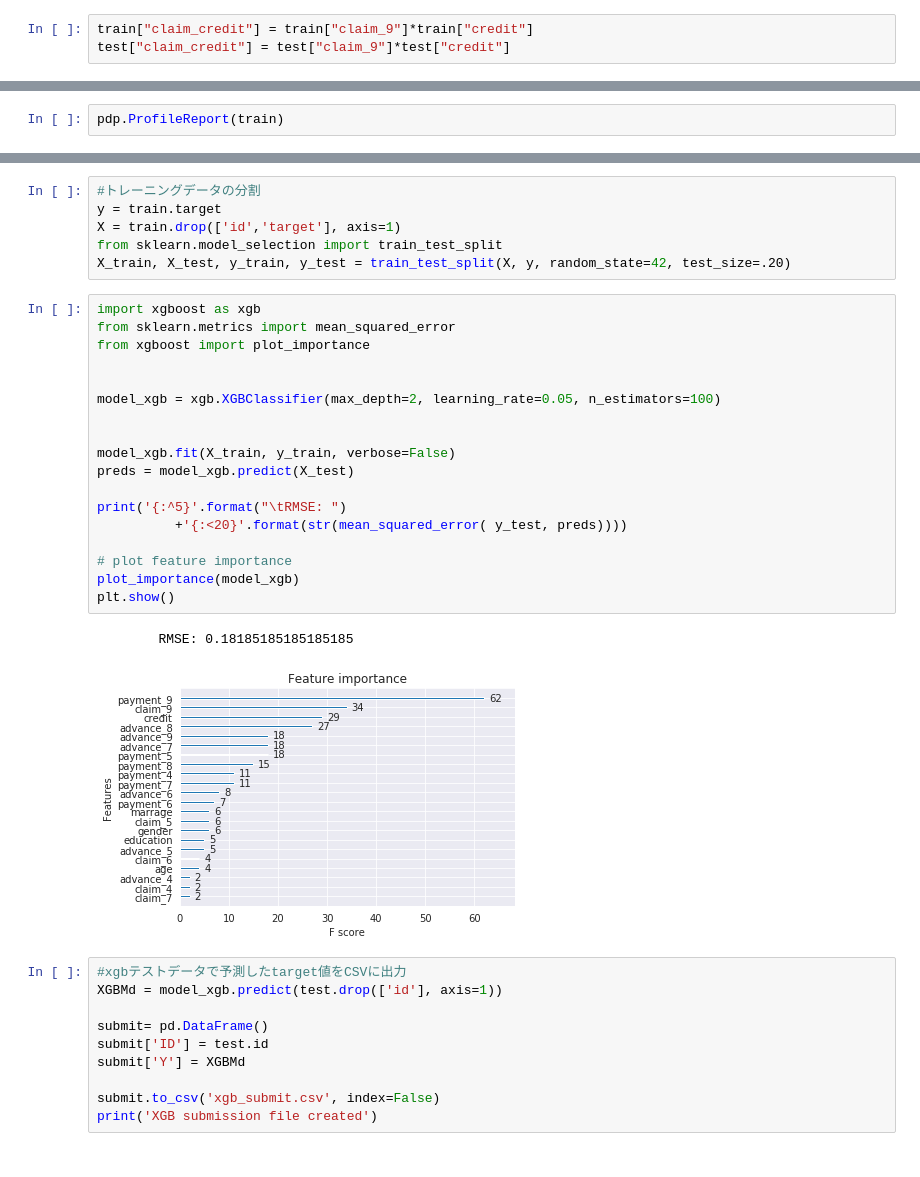
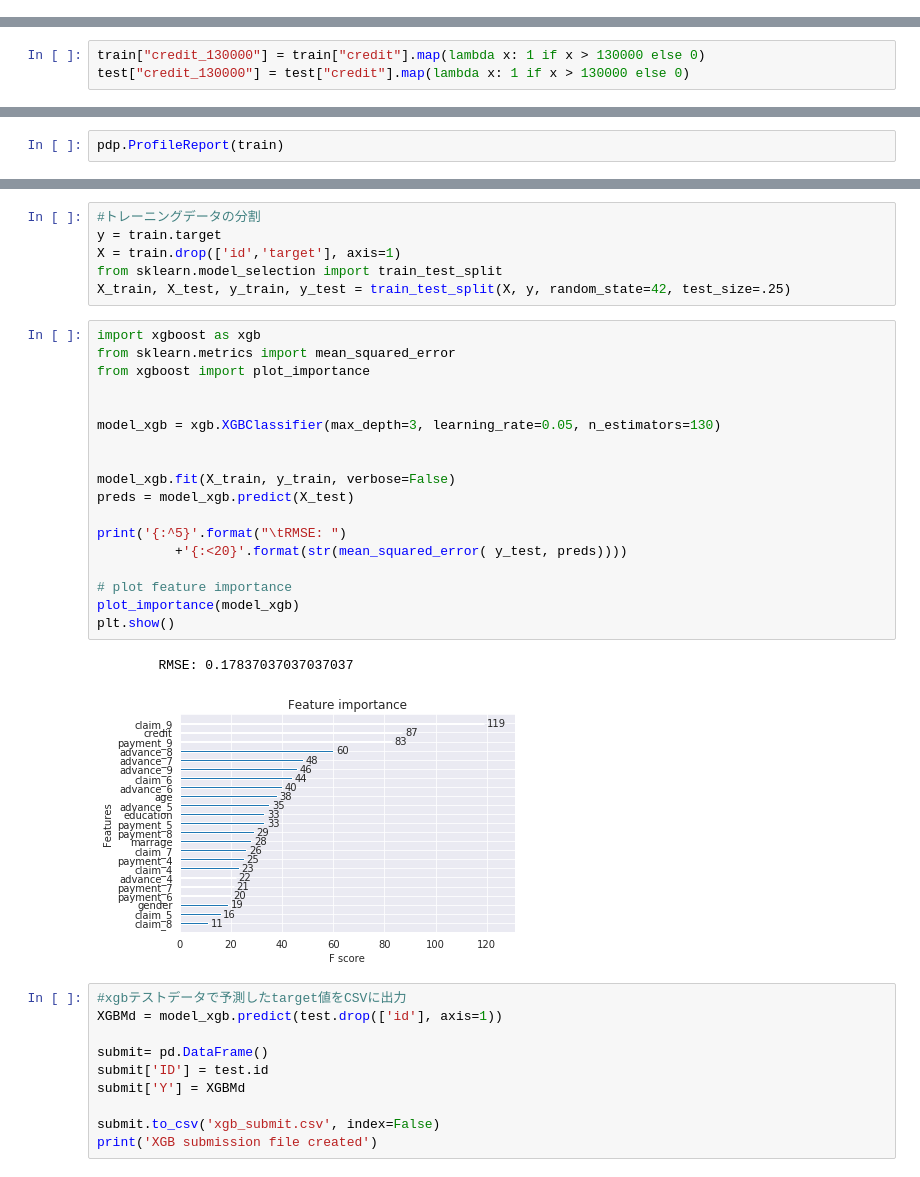
Before and after one commit to takumi5757/git_probspace, a Jupyter notebook: credit_compe.ipynb, the cells around one changed output, grey strips where cells are left out. Drawn from its saved outputs; the diff is of its cells as text.

```diff
--- a/credit_compe.ipynb
+++ b/credit_compe.ipynb
@@ -109,3 +105,0 @@ plt.hist(train[train["target"] == 1]["payment_4"], alpha = 0.5, color = 'yellow'
-# %%
-train["claim_credit"] = train["claim_9"]*train["credit"]
-test["claim_credit"] = test["claim_9"]*test["credit"]
@@ -112 +116,4 @@ test["claim_credit"] = test["claim_9"]*test["credit"]
+# %%
+train["credit_130000"] = train["credit"].map(lambda x: 1 if x > 130000 else 0)
+test["credit_130000"] = test["credit"].map(lambda x: 1 if x > 130000 else 0)
 # %%
@@ -188,28 +211,28 @@ train.dtypes
 y = train.target
 X = train.drop(['id','target'], axis=1)
 from sklearn.model_selection import train_test_split
-X_train, X_test, y_train, y_test = train_test_split(X, y, random_state=42, test_size=.20)
+X_train, X_test, y_train, y_test = train_test_split(X, y, random_state=42, test_size=.25)
 # %%
 import xgboost as xgb
 from sklearn.metrics import mean_squared_error
 from xgboost import plot_importance
 
 
-model_xgb = xgb.XGBClassifier(max_depth=2, learning_rate=0.05, n_estimators=100)
+model_xgb = xgb.XGBClassifier(max_depth=3, learning_rate=0.05, n_estimators=130)
 
 
 model_xgb.fit(X_train, y_train, verbose=False)
 preds = model_xgb.predict(X_test)
 
 print('{:^5}'.format("\tRMSE: ")
           +'{:<20}'.format(str(mean_squared_error( y_test, preds))))
 
 # plot feature importance
 plot_importance(model_xgb)
 plt.show()
 # %% [output]
-        RMSE: 0.18185185185185185
+        RMSE: 0.17837037037037037
-[figure, old version]
+[figure, new version]
 # %%
 #xgbテストデータで予測したtarget値をCSVに出力
 XGBMd = model_xgb.predict(test.drop(['id'], axis=1))
```
Also changed, not shown: parts of 8 cells of this notebook.
